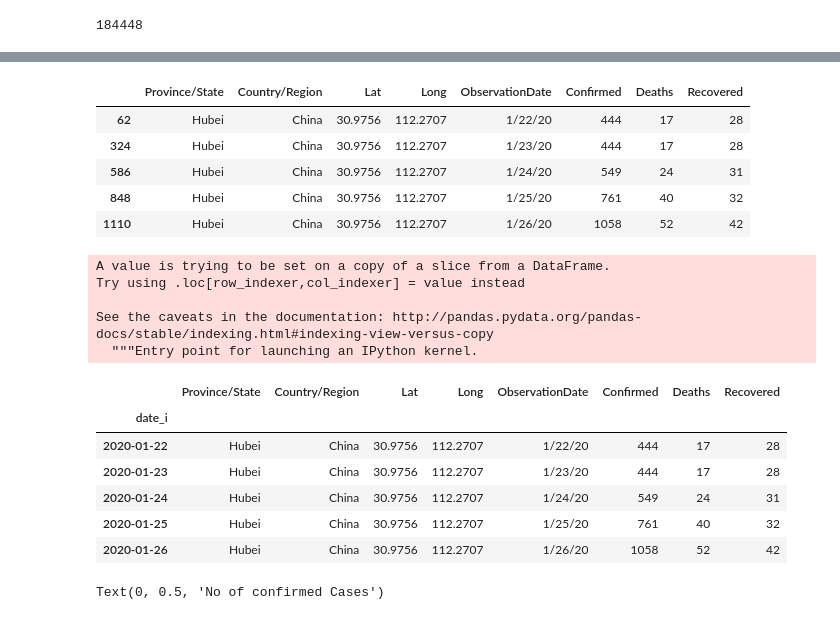
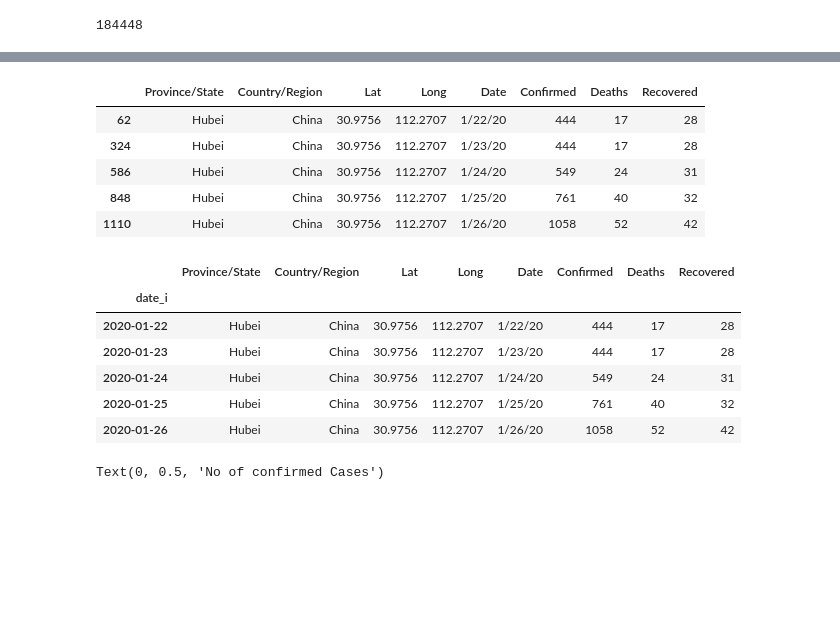
Before and after one commit to premkumarsj/covid, a Jupyter notebook: Covid_data_analysis.ipynb, the cells around one changed output, grey strips where cells are left out. Cells and saved outputs as stored; diff of their text form; code cells hidden in the pictures; blank space fills up the shorter version.

```diff
--- a/Covid_data_analysis.ipynb
+++ b/Covid_data_analysis.ipynb
@@ -9,8 +9,7 @@ import matplotlib
 # DataSource
 # https://www.kaggle.com/imdevskp/corona-virus-report/data#
 
-#file = '/Users/premkumarsj/Dev/DataSet/covid/Apr11/covid_19_data.csv';
-file = '/Users/premkumarsj/Dev/DataSet/covid/Apr19/covid_19_clean_complete.csv';
+file = 'covid_19_clean_complete.csv';
 
 df1 = pd.read_csv(file,parse_dates=True);
 %matplotlib inline
@@ -106,26 +105,24 @@ Recovered                            0
 Name: 1, dtype: object
 # %%
-#Filter only Hubei province's data
+#Filter only Hubei province's data and list the top 5
 df_china_hubei = df1[df1['Province/State'] == 'Hubei']
 df_china_hubei.head(5)
 # %% [output]
-|  | Province/State | Country/Region | Lat | Long | ObservationDate | Confirmed | Deaths | Recovered |
+|  | Province/State | Country/Region | Lat | Long | Date | Confirmed | Deaths | Recovered |
 | 62 | Hubei | China | 30.9756 | 112.2707 | 1/22/20 | 444 | 17 | 28 |
 | 324 | Hubei | China | 30.9756 | 112.2707 | 1/23/20 | 444 | 17 | 28 |
 | 586 | Hubei | China | 30.9756 | 112.2707 | 1/24/20 | 549 | 24 | 31 |
 | 848 | Hubei | China | 30.9756 | 112.2707 | 1/25/20 | 761 | 40 | 32 |
 | 1110 | Hubei | China | 30.9756 | 112.2707 | 1/26/20 | 1058 | 52 | 42 |
 # %%
-df_china_hubei['date_i']=pd.to_datetime(df_china_hubei['ObservationDate']);
+#Create a new Column 'date_i'
+#Convert the Date into DateTime datastructure
+#Make the new column as the index
+df_china_hubei.loc[:,'date_i']=pd.to_datetime(df_china_hubei['Date']);
 df_china_hubei = df_china_hubei.set_index('date_i')
 df_china_hubei.head(5)
 # %% [output]
-A value is trying to be set on a copy of a slice from a DataFrame.
-Try using .loc[row_indexer,col_indexer] = value instead
-
-See the caveats in the documentation: http://pandas.pydata.org/pandas-docs/stable/indexing.html#indexing-view-versus-copy
-  """Entry point for launching an IPython kernel.
-|  | Province/State | Country/Region | Lat | Long | ObservationDate | Confirmed | Deaths | Recovered |
+|  | Province/State | Country/Region | Lat | Long | Date | Confirmed | Deaths | Recovered |
 | date_i |  |  |  |  |  |  |  |  |
 | 2020-01-22 | Hubei | China | 30.9756 | 112.2707 | 1/22/20 | 444 | 17 | 28 |
 | 2020-01-23 | Hubei | China | 30.9756 | 112.2707 | 1/23/20 | 444 | 17 | 28 |
```
Also changed, not shown: parts of 32 cells of this notebook, 1 other file.
